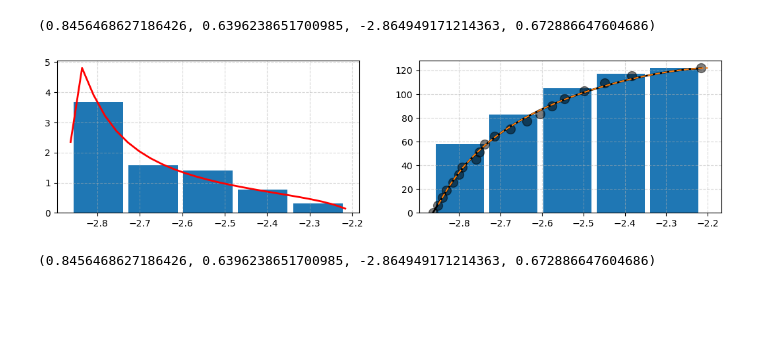
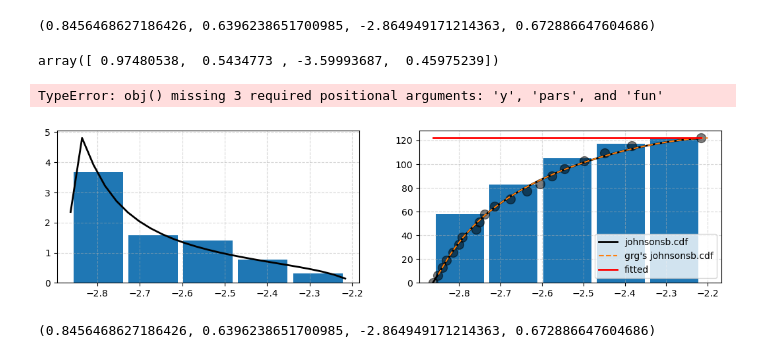
Before and after one commit to grgdll/PSD_mode, a Jupyter notebook: PSD_mode_analysis.ipynb, the cells around one changed output. Cells and saved outputs as stored; diff of their text form; code cells hidden in the pictures; blank space fills up the shorter version.

```diff
--- a/PSD_mode_analysis.ipynb
+++ b/PSD_mode_analysis.ipynb
@@ -566,3 +564,11 @@ cdf_johnsonsb(-2.7, *p)
 p
 # %% [output]
 (0.8456468627186426, 0.6396238651700985, -2.864949171214363, 0.672886647604686)
+# %%
+xdata = rbr_prctiles
+ydata = prct_pos / 100 * rbr_binned.iloc[time_bin]['N_spikes']
+
+p_fitted = curve_fit(cdf_johnsonsb, xdata, ydata, p0=p, method='trf' )  # 'lm', ‘dogbox’ 'trf'
+p_fitted[0]
+# %% [output]
+array([ 0.97480538,  0.5434773 , -3.59993687,  0.45975239])
@@ -568,0 +585,4 @@ p
+# %%
+minimize(obj, x0 = [ 0.97480538,  0.5434773 , -3.59993687,  0.45975239], method='Nelder-Mead', tol=1e-6)
+# %% [output]
+TypeError: obj() missing 3 required positional arguments: 'y', 'pars', and 'fun'
@@ -569,21 +606,24 @@ p
 # %%
 x__ = np.linspace(-2.85, -2.2, 389)
 
 fig, ax = plt.subplots(1,2, figsize=[13,3])
+
 ax[0].hist(rbr_spikes_log, bins=bins_, density=True, rwidth=0.9)  # see above about "density" argument
-ax[0].plot(x, johnsonsb.pdf(x, *p), c='r', lw=2)
+ax[0].plot(x, johnsonsb.pdf(x, *p), c='k', lw=2)
 ax[0].grid(ls='--', alpha=0.5)
 
 ax[1].hist(rbr_spikes_log, bins=bins_, cumulative=True, rwidth=0.9)
 ax[1].plot(rbr_prctiles, prct_pos / 100 * rbr_binned.iloc[time_bin]['N_spikes'], 'ko', ms=10, lw=3, alpha=.5)
 
-ax[1].plot(x, johnsonsb.cdf(x, *p) * rbr_binned.iloc[time_bin]['N_spikes'], c='k', lw=2)
-ax[1].plot(x__, cdf_johnsonsb(x__, *p) * rbr_binned.iloc[time_bin]['N_spikes'], ls='--'  )
+ax[1].plot(x, johnsonsb.cdf(x, *p) * rbr_binned.iloc[time_bin]['N_spikes'], c='k', lw=2, label='johnsonsb.cdf')
+ax[1].plot(x__, cdf_johnsonsb(x__, *p) * rbr_binned.iloc[time_bin]['N_spikes'], ls='--', label='grg\'s johnsonsb.cdf')
+ax[1].plot(x, johnsonsb.cdf(x, *p_fitted[0]) * rbr_binned.iloc[time_bin]['N_spikes'], c='r', lw=2, label='fitted')
 
+ax[1].legend()
 
 ax[1].grid(ls='--', alpha=0.5)
 # %% [output]
-[figure, old version]
+[figure, new version]
 # %%
 f.fitted_param['johnsonsb']
 # %% [output]
```
Also changed, not shown: parts of 19 cells of this notebook.
